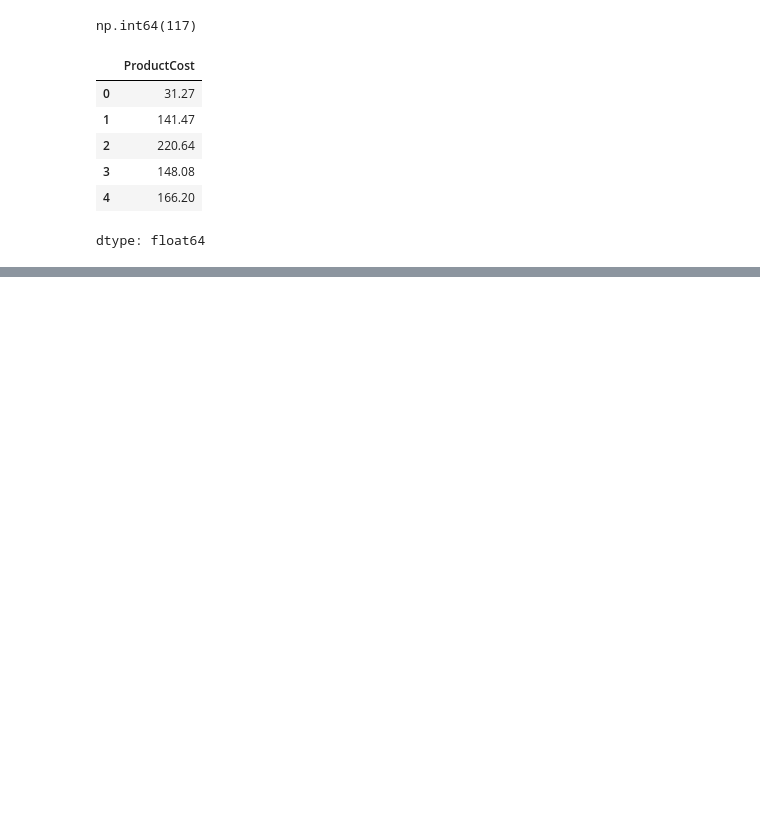
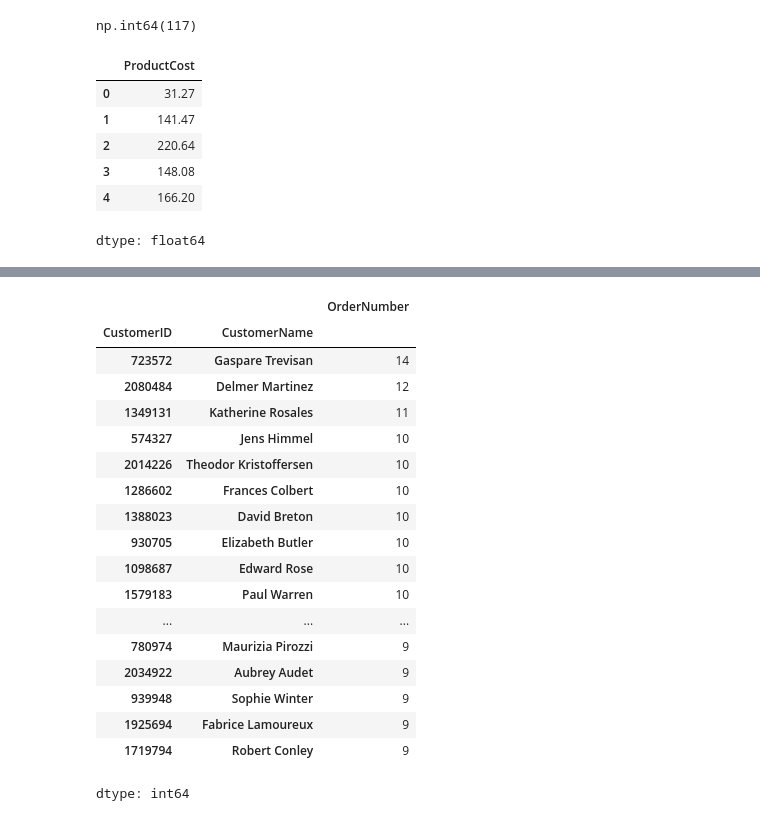
Before and after one commit to reyhan1997/Transaction-data-exploration, a Jupyter notebook: transactions_explore.ipynb, the cells around one changed output, grey strips where cells are left out. Cells and saved outputs as stored; diff of their text form; code cells hidden in the pictures; blank space fills up the shorter version.

```diff
--- a/transactions_explore.ipynb
+++ b/transactions_explore.ipynb
@@ -123,0 +221,23 @@ dtype: float64
+# %%
+top_customers_by_orders = df.groupby(['CustomerID', 'CustomerName'])['OrderNumber'].nunique().sort_values(ascending=False)
+top_customers_by_orders.head(25)
+# %% [output]
+|  |  | OrderNumber |
+| CustomerID | CustomerName |  |
+| 723572 | Gaspare Trevisan | 14 |
+| 2080484 | Delmer Martinez | 12 |
+| 1349131 | Katherine Rosales | 11 |
+| 574327 | Jens Himmel | 10 |
+| 2014226 | Theodor Kristoffersen | 10 |
+| 1286602 | Frances Colbert | 10 |
+| 1388023 | David Breton | 10 |
+| 930705 | Elizabeth Butler | 10 |
+| 1098687 | Edward Rose | 10 |
+| 1579183 | Paul Warren | 10 |
+| ... | ... | ... |
+| 780974 | Maurizia Pirozzi | 9 |
+| 2034922 | Aubrey Audet | 9 |
+| 939948 | Sophie Winter | 9 |
+| 1925694 | Fabrice Lamoureux | 9 |
+| 1719794 | Robert Conley | 9 |
+dtype: int64
```
Also changed, not shown: parts of 10 cells of this notebook.
